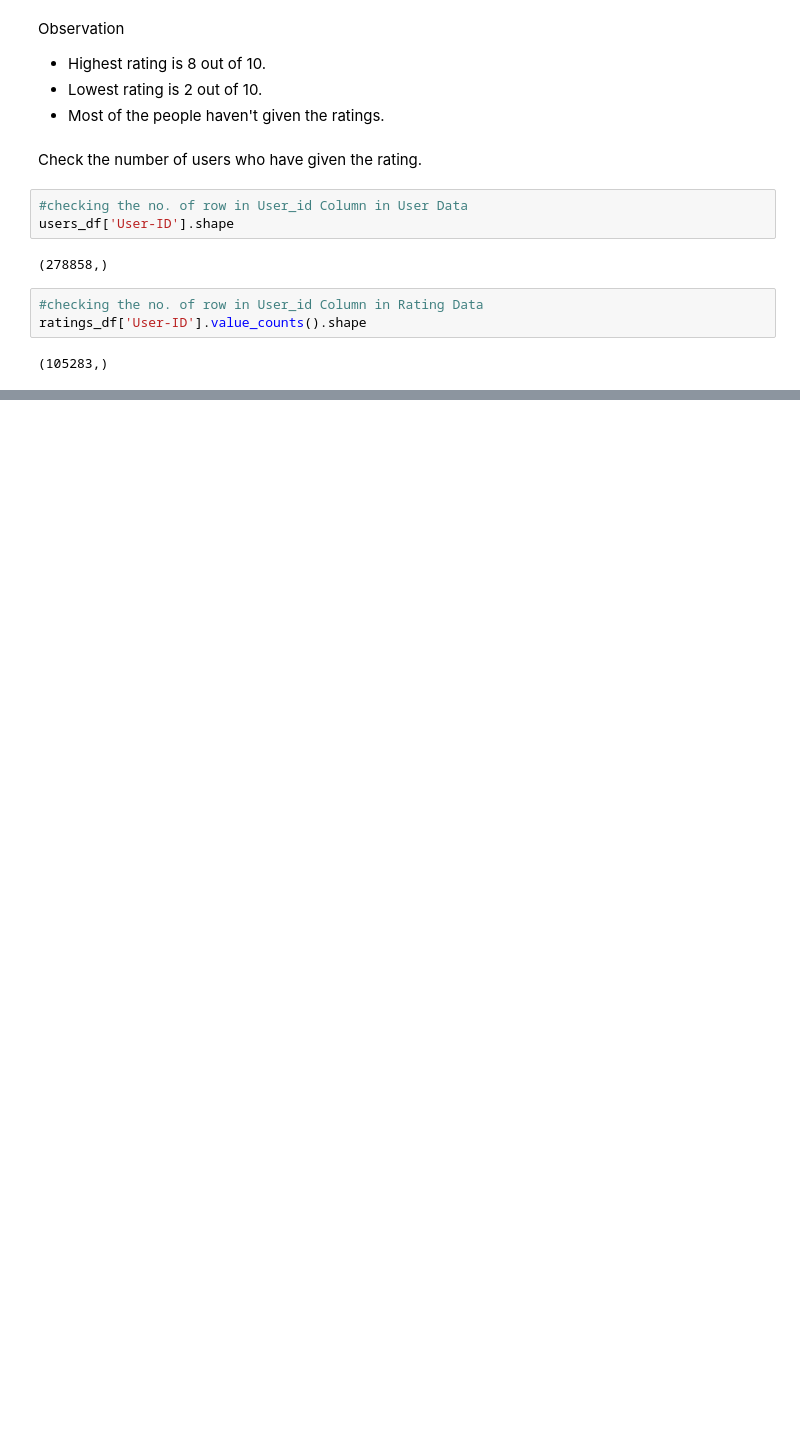
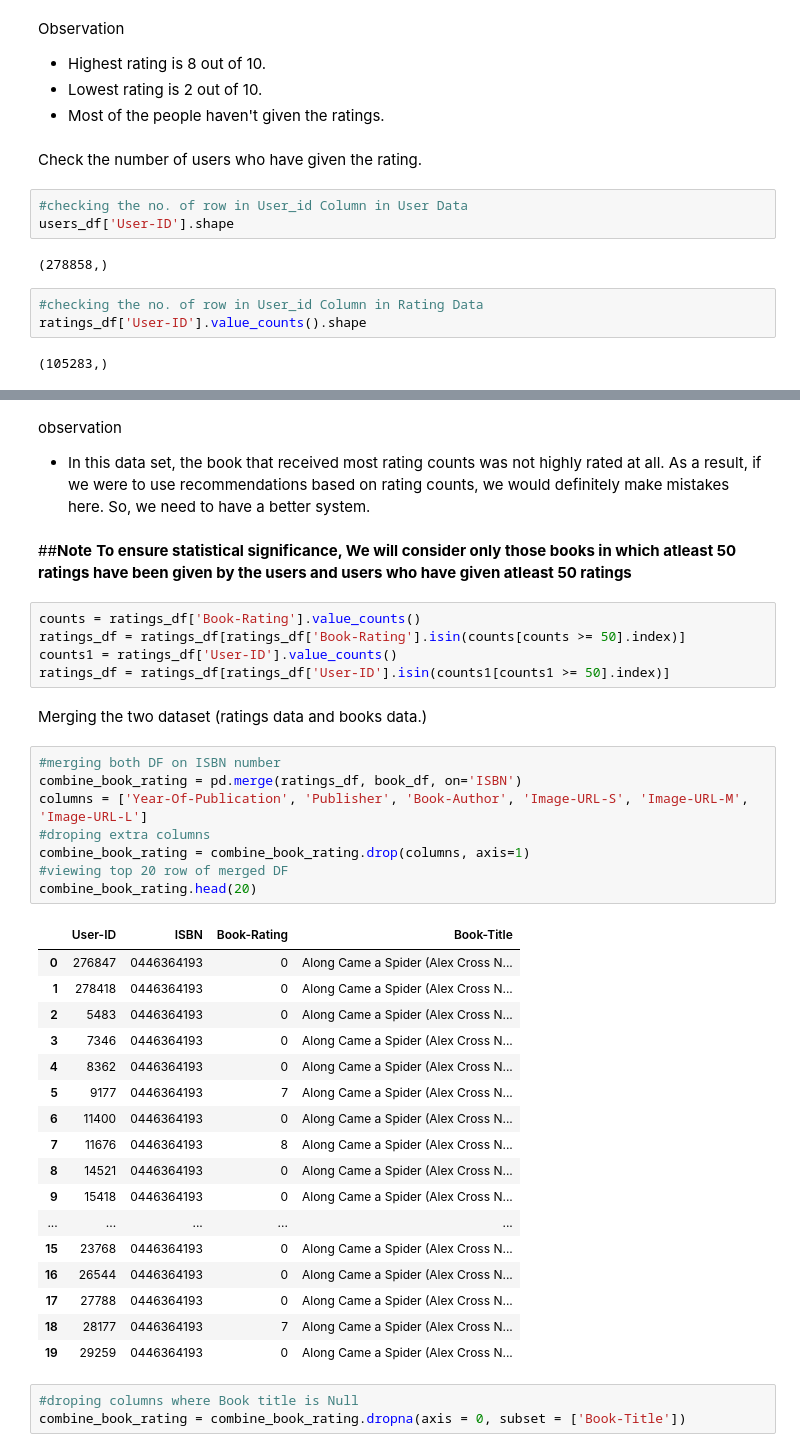
Before and after one commit to Aaryant31/Book-Recommendation-System, a Jupyter notebook: Rahul_Kumar_Soni_Book_Recommendation_System.ipynb, the cells around one changed output, grey strips where cells are left out. Drawn from its saved outputs; the diff is of its cells as text; blank space fills up the shorter version.

```diff
--- a/Rahul_Kumar_Soni_Book_Recommendation_System.ipynb
+++ b/Rahul_Kumar_Soni_Book_Recommendation_System.ipynb
@@ -272,0 +314,42 @@ ratings_df['User-ID'].value_counts().shape
+# %% [markdown]
+observation
+* In this data set, the book that received most rating counts was not highly rated at all. As a result, if we were to use recommendations based on rating counts, we would definitely make mistakes here. So, we need to have a better system.
+# %% [markdown]
+##**Note**
+**To ensure statistical significance, We will consider only those books in which atleast 50 ratings have been given by the users and users who have given atleast 50 ratings**
+# %%
+counts = ratings_df['Book-Rating'].value_counts()
+ratings_df = ratings_df[ratings_df['Book-Rating'].isin(counts[counts >= 50].index)]
+counts1 = ratings_df['User-ID'].value_counts()
+ratings_df = ratings_df[ratings_df['User-ID'].isin(counts1[counts1 >= 50].index)]
+# %% [markdown]
+Merging the two dataset (ratings data and books data.)
+# %%
+#merging both DF on ISBN number
+combine_book_rating = pd.merge(ratings_df, book_df, on='ISBN')
+columns = ['Year-Of-Publication', 'Publisher', 'Book-Author', 'Image-URL-S', 'Image-URL-M', 'Image-URL-L']
+#droping extra columns
+combine_book_rating = combine_book_rating.drop(columns, axis=1)
+#viewing top 20 row of merged DF
+combine_book_rating.head(20)
+# %% [output]
+|  | User-ID | ISBN | Book-Rating | Book-Title |
+| 0 | 276847 | 0446364193 | 0 | Along Came a Spider (Alex Cross N... |
+| 1 | 278418 | 0446364193 | 0 | Along Came a Spider (Alex Cross N... |
+| 2 | 5483 | 0446364193 | 0 | Along Came a Spider (Alex Cross N... |
+| 3 | 7346 | 0446364193 | 0 | Along Came a Spider (Alex Cross N... |
+| 4 | 8362 | 0446364193 | 0 | Along Came a Spider (Alex Cross N... |
+| 5 | 9177 | 0446364193 | 7 | Along Came a Spider (Alex Cross N... |
+| 6 | 11400 | 0446364193 | 0 | Along Came a Spider (Alex Cross N... |
+| 7 | 11676 | 0446364193 | 8 | Along Came a Spider (Alex Cross N... |
+| 8 | 14521 | 0446364193 | 0 | Along Came a Spider (Alex Cross N... |
+| 9 | 15418 | 0446364193 | 0 | Along Came a Spider (Alex Cross N... |
+| ... | ... | ... | ... | ... |
+| 15 | 23768 | 0446364193 | 0 | Along Came a Spider (Alex Cross N... |
+| 16 | 26544 | 0446364193 | 0 | Along Came a Spider (Alex Cross N... |
+| 17 | 27788 | 0446364193 | 0 | Along Came a Spider (Alex Cross N... |
+| 18 | 28177 | 0446364193 | 7 | Along Came a Spider (Alex Cross N... |
+| 19 | 29259 | 0446364193 | 0 | Along Came a Spider (Alex Cross N... |
+# %%
+#droping columns where Book title is Null
+combine_book_rating = combine_book_rating.dropna(axis = 0, subset = ['Book-Title'])
```
Also changed, not shown: parts of 23 cells of this notebook.
